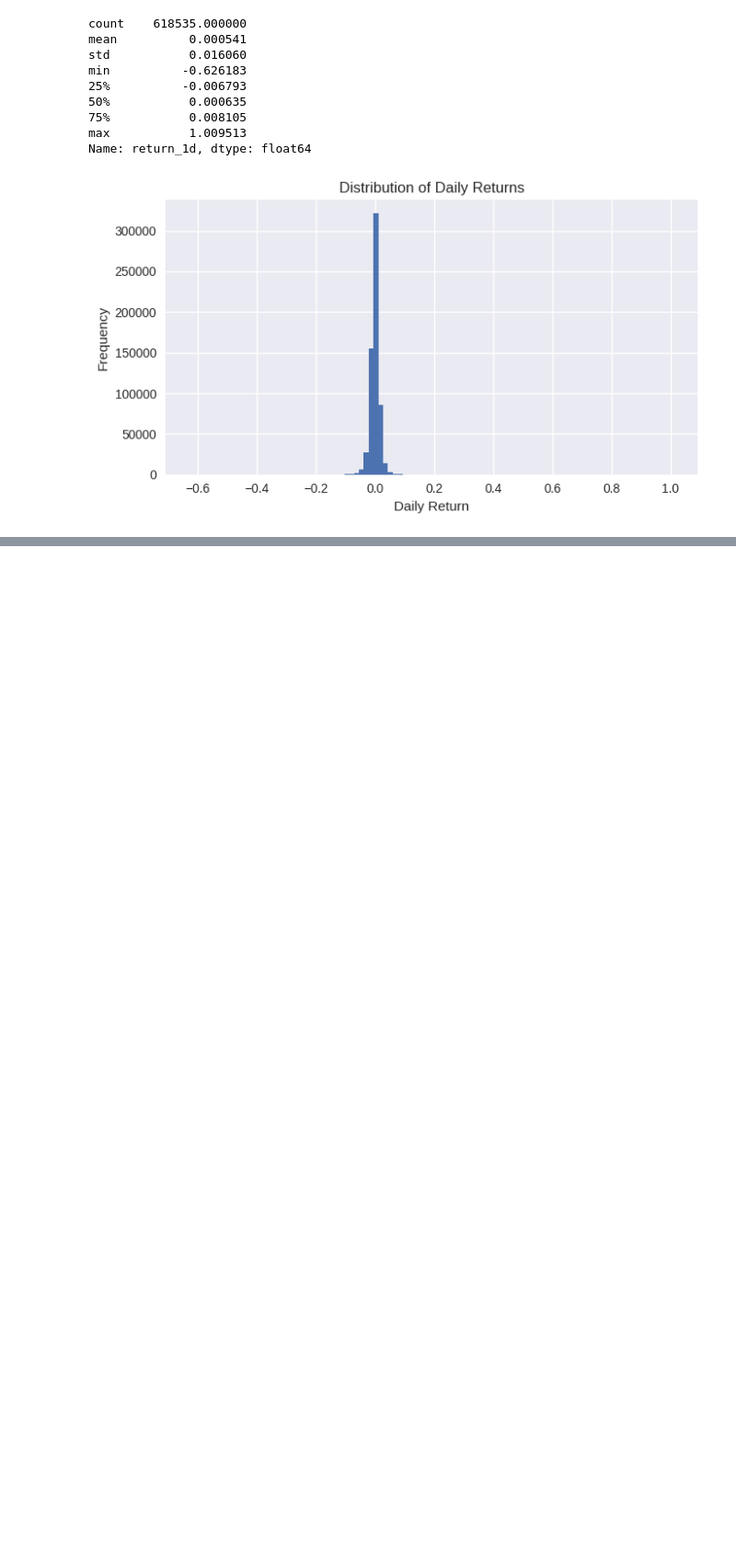
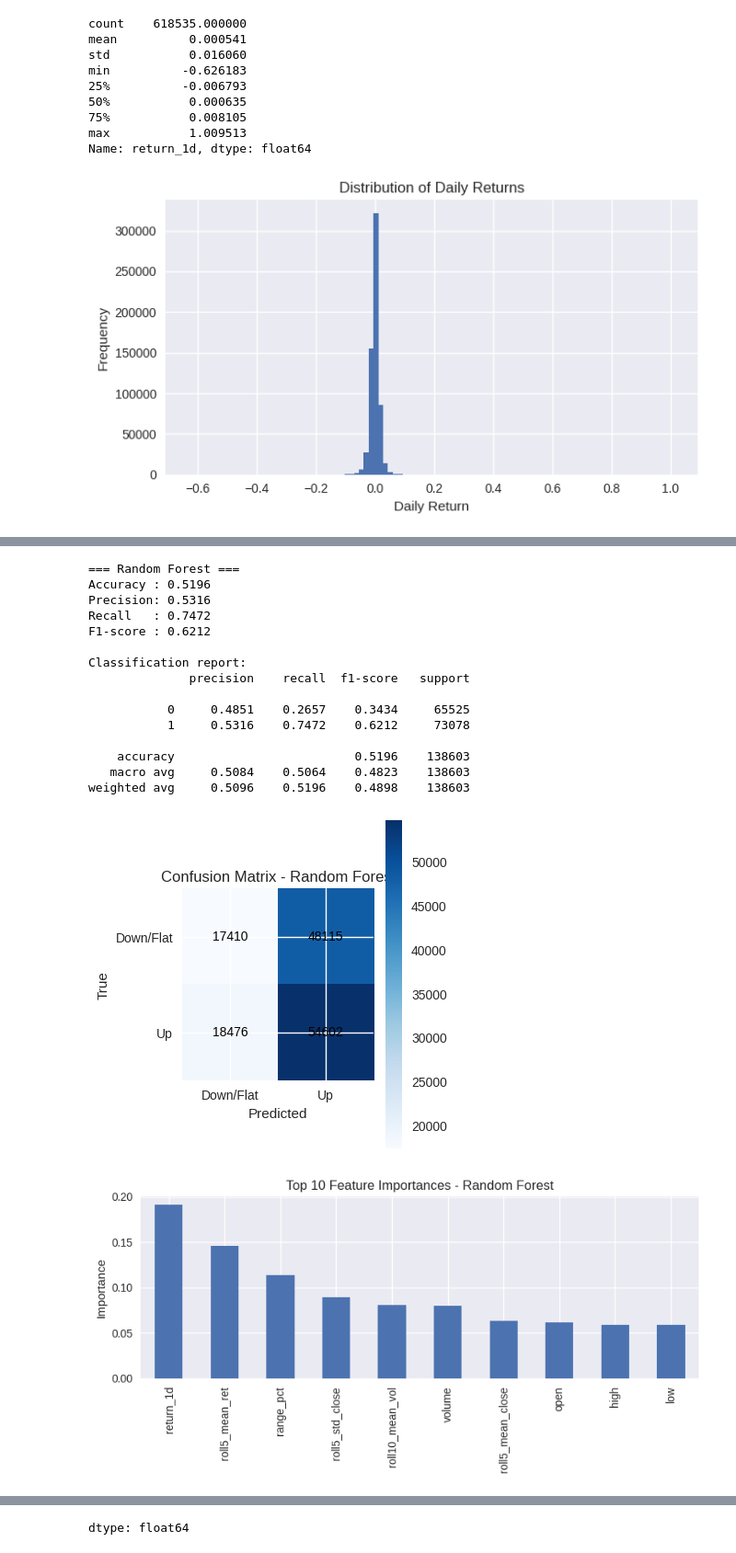
Before and after one commit to tabbott207/3156Final, a Jupyter notebook: notebooks/main.ipynb, the cells around one changed output, grey strips where cells are left out. Shown: that part at 92% size. Drawn from its saved outputs; the diff is of its cells as text; code cells hidden in the pictures; blank space fills up the shorter version.

```diff
--- a/notebooks/main.ipynb
+++ b/notebooks/main.ipynb
@@ -211,3 +224,46 @@ def evaluate_model(name, y_true, y_pred):
 
     plt.tight_layout()
     plt.show()
+# %%
+rf = RandomForestClassifier(
+    n_estimators=100,
+    max_depth=10,
+    min_samples_leaf=5,
+    max_samples=0.5,
+    n_jobs=-1,
+    random_state=RANDOM_STATE,
+)
+
+rf.fit(X_train, y_train)
+y_pred_rf = rf.predict(X_test)
+
+evaluate_model("Random Forest", y_test, y_pred_rf)
+
+rf_importances = pd.Series(rf.feature_importances_, index=feature_cols).sort_values(ascending=False)
+
+plt.figure(figsize=(8, 4))
+rf_importances.head(10).plot(kind="bar")
+plt.title("Top 10 Feature Importances - Random Forest")
+plt.ylabel("Importance")
+plt.tight_layout()
+plt.show()
+
+rf_importances
+# %% [output]
+=== Random Forest ===
+Accuracy : 0.5196
+Precision: 0.5316
+Recall   : 0.7472
+F1-score : 0.6212
+
+Classification report:
+              precision    recall  f1-score   support
+
+           0     0.4851    0.2657    0.3434     65525
+           1     0.5316    0.7472    0.6212     73078
+
+    accuracy                         0.5196    138603
+   macro avg     0.5084    0.5064    0.4823    138603
+weighted avg     0.5096    0.5196    0.4898    138603
+[figure, added]
+[figure, added]
@@ -213,0 +282 @@ def evaluate_model(name, y_true, y_pred):
+dtype: float64
```
Also changed, not shown: parts of 5 cells of this notebook.
